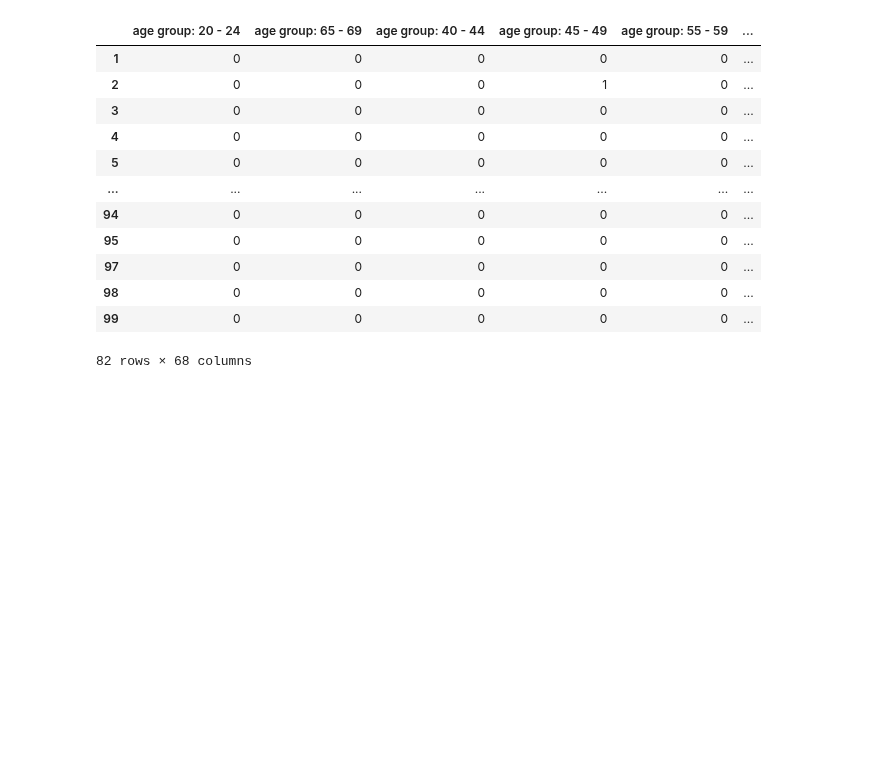
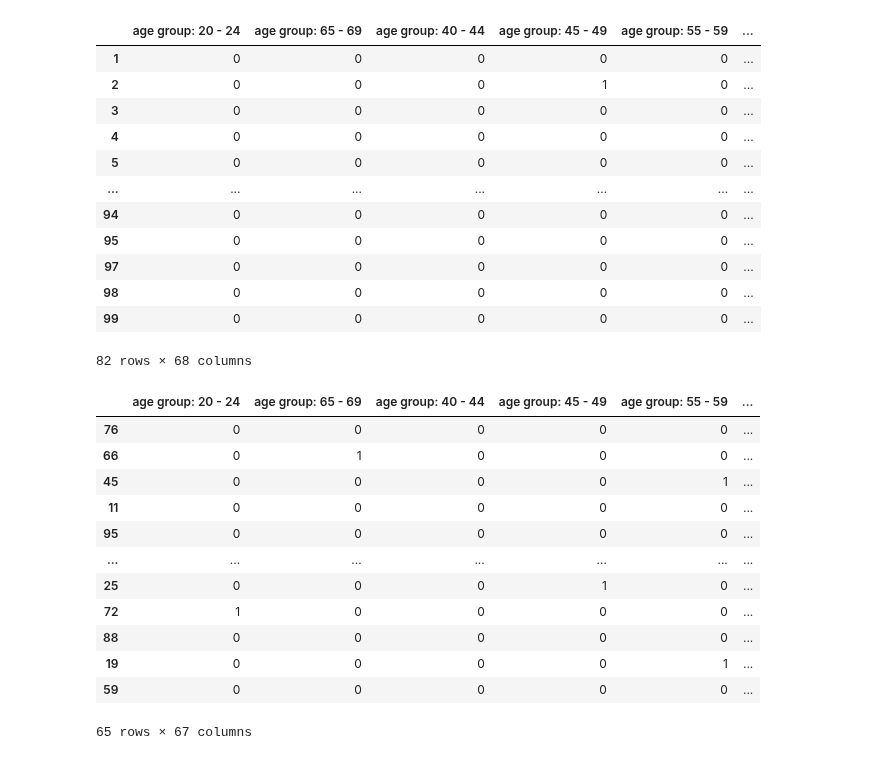
Before and after one commit to KishanYern/Data-Science-Project, a Jupyter notebook: Patient_Risk_Profiles.ipynb, the cells around one changed output. Drawn from its saved outputs; the diff is of its cells as text; code cells hidden in the pictures; blank space fills up the shorter version.

```diff
--- a/Patient_Risk_Profiles.ipynb
+++ b/Patient_Risk_Profiles.ipynb
@@ -172,9 +172,24 @@ df
 # %%
 from sklearn.model_selection import train_test_split
 
 df_encoded = pd.get_dummies(df, drop_first=True)
 
 X = df_encoded.drop('predicted risk of Pulmonary Embolism', axis=1)
 y = df_encoded['predicted risk of Pulmonary Embolism']
 
 X_train, X_test, y_train, y_test = train_test_split(X, y, test_size=0.2, random_state=42) # splitting the data into train and test sets
+X_train
+# %% [output]
+|  | age group: 20 - 24 | age group: 65 - 69 | age group: 40 - 44 | age group: 45 - 49 | age group: 55 - 59 | ... |
+| 76 | 0 | 0 | 0 | 0 | 0 | ... |
+| 66 | 0 | 1 | 0 | 0 | 0 | ... |
+| 45 | 0 | 0 | 0 | 0 | 1 | ... |
+| 11 | 0 | 0 | 0 | 0 | 0 | ... |
+| 95 | 0 | 0 | 0 | 0 | 0 | ... |
+| ... | ... | ... | ... | ... | ... | ... |
+| 25 | 0 | 0 | 0 | 1 | 0 | ... |
+| 72 | 1 | 0 | 0 | 0 | 0 | ... |
+| 88 | 0 | 0 | 0 | 0 | 0 | ... |
+| 19 | 0 | 0 | 0 | 0 | 1 | ... |
+| 59 | 0 | 0 | 0 | 0 | 0 | ... |
+65 rows × 67 columns
```
Also changed, not shown: parts of 4 cells of this notebook.
